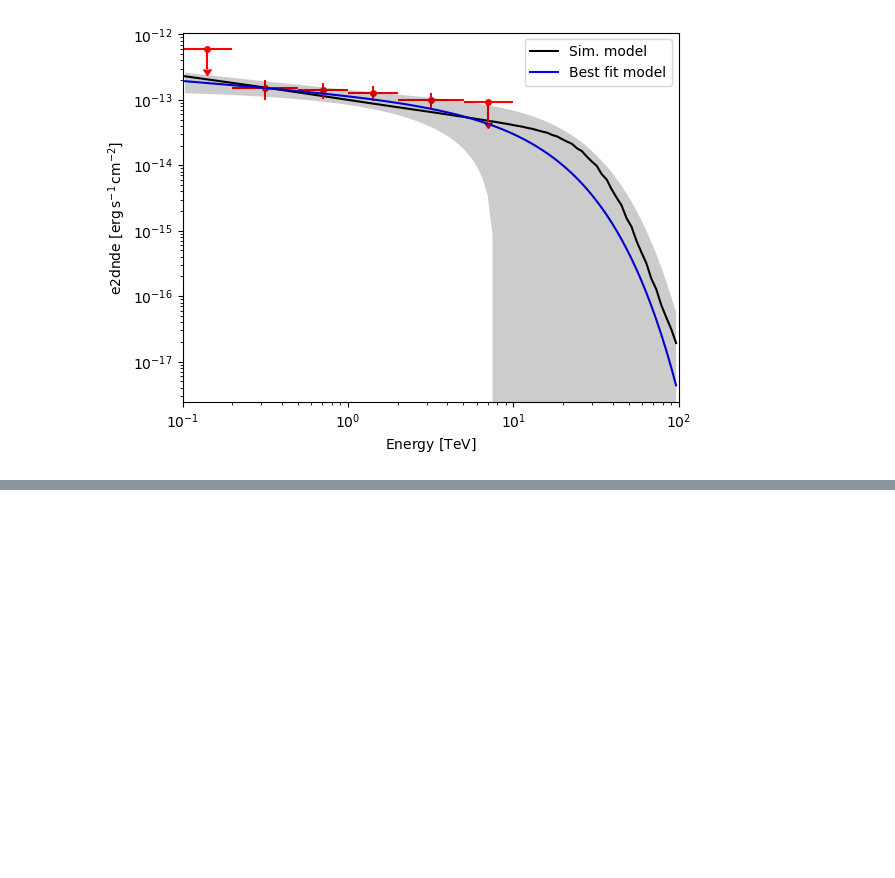
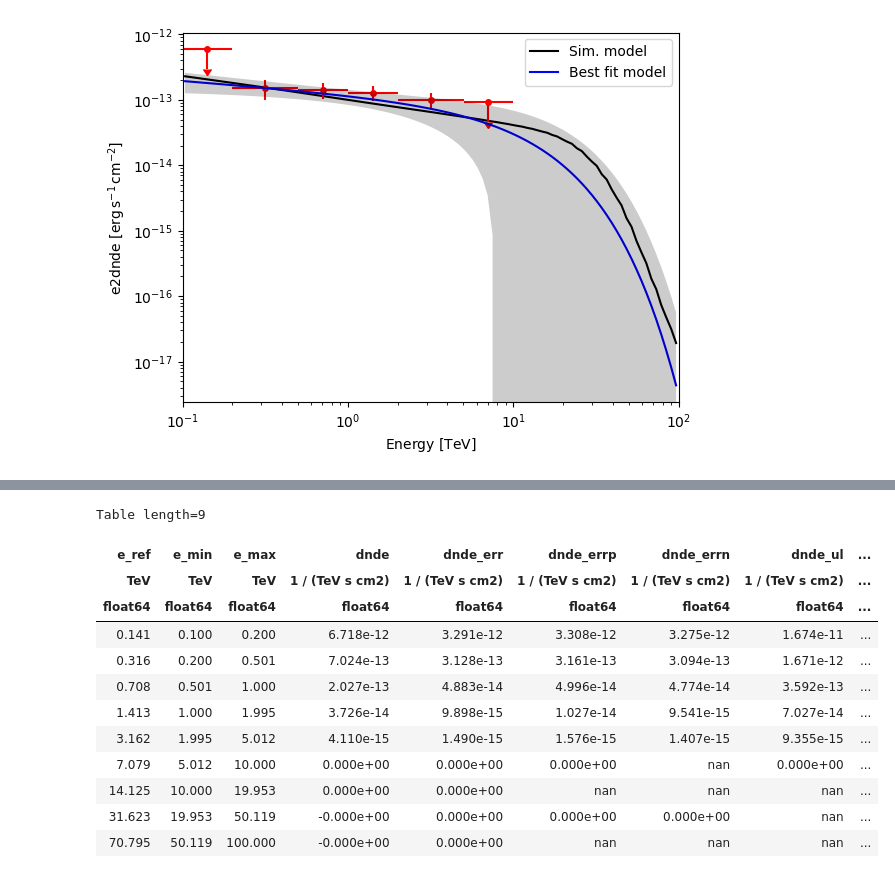
Before and after one commit to tcaba2/MASS_Thesis, a Jupyter notebook: simulations/Fermi/kmstest.ipynb, the cells around one changed output, grey strips where cells are left out. Drawn from its saved outputs; the diff is of its cells as text; code cells hidden in the pictures; blank space fills up the shorter version.

```diff
--- a/simulations/Fermi/kmstest.ipynb
+++ b/simulations/Fermi/kmstest.ipynb
@@ -561,0 +588,11 @@ FluxPointsDataset
+# %%
+MainSource = "NGC1068"
+e_min, e_max, e_bins = 0.1, 100.0, 10
+e_edges = np.logspace(np.log10(e_min), np.log10(e_max), e_bins) * u.TeV
+
+center = SkyCoord.from_name(MainSource).icrs
+offset = 0.5 * u.deg
+pointing_position = center.directional_offset_by(position_angle=0 * u.deg, separation=offset)
+
+ENERGY_AXIS = MapAxis.from_energy_bounds("0.1 TeV", "100.0 TeV", nbin=10, per_decade=True)
+WCS_GEOM = WcsGeom.create(skydir=pointing_position, width=(10, 10), binsz=0.02, frame="icrs", axes=[ENERGY_AXIS])
@@ -561,0 +635,26 @@ FluxPointsDataset
+# %%
+fpe = FluxPointsEstimator(
+energy_edges=e_edges,
+source="NGC1068_Fermi",
+selection_optional="all",
+n_sigma=1,
+n_sigma_ul=3,
+n_jobs=7,
+)
+flux_points = fpe.run(datasets=dataset_best)
+flux_points.sqrt_ts_threshold_ul = 3
+flux_points.to_table(sed_type="dnde", formatted=True)
+# %% [output]
+Table length=9
+| e_ref | e_min | e_max | dnde | dnde_err | dnde_errp | dnde_errn | dnde_ul | ... |
+| TeV | TeV | TeV | 1 / (TeV s cm2) | 1 / (TeV s cm2) | 1 / (TeV s cm2) | 1 / (TeV s cm2) | 1 / (TeV s cm2) | ... |
+| float64 | float64 | float64 | float64 | float64 | float64 | float64 | float64 | ... |
+| 0.141 | 0.100 | 0.200 | 6.718e-12 | 3.291e-12 | 3.308e-12 | 3.275e-12 | 1.674e-11 | ... |
+| 0.316 | 0.200 | 0.501 | 7.024e-13 | 3.128e-13 | 3.161e-13 | 3.094e-13 | 1.671e-12 | ... |
+| 0.708 | 0.501 | 1.000 | 2.027e-13 | 4.883e-14 | 4.996e-14 | 4.774e-14 | 3.592e-13 | ... |
+| 1.413 | 1.000 | 1.995 | 3.726e-14 | 9.898e-15 | 1.027e-14 | 9.541e-15 | 7.027e-14 | ... |
+| 3.162 | 1.995 | 5.012 | 4.110e-15 | 1.490e-15 | 1.576e-15 | 1.407e-15 | 9.355e-15 | ... |
+| 7.079 | 5.012 | 10.000 | 0.000e+00 | 0.000e+00 | 0.000e+00 | nan | 0.000e+00 | ... |
+| 14.125 | 10.000 | 19.953 | 0.000e+00 | 0.000e+00 | nan | nan | nan | ... |
+| 31.623 | 19.953 | 50.119 | -0.000e+00 | 0.000e+00 | 0.000e+00 | 0.000e+00 | nan | ... |
+| 70.795 | 50.119 | 100.000 | -0.000e+00 | 0.000e+00 | nan | nan | nan | ... |
```
Also changed, not shown: parts of 3 cells of this notebook, 2 other files.
